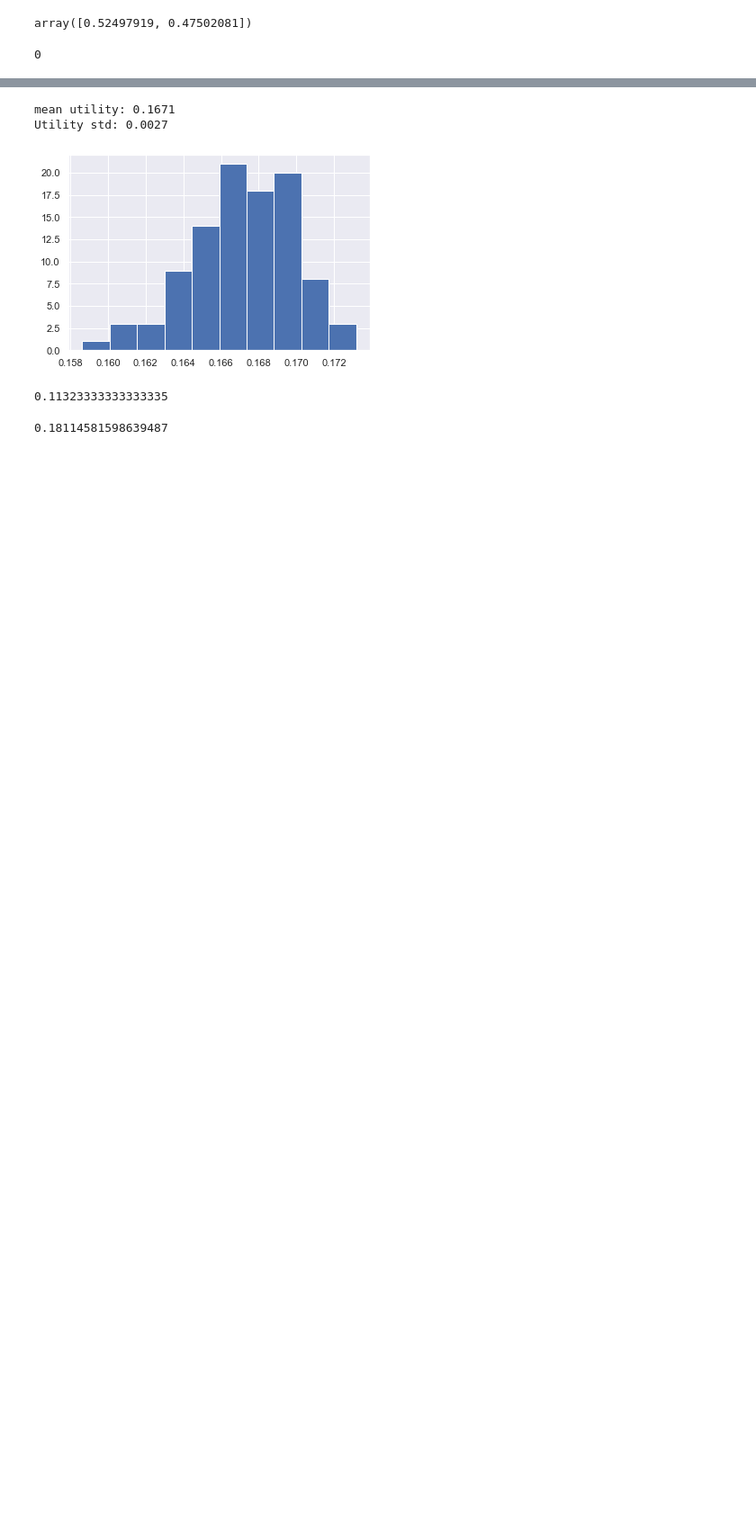
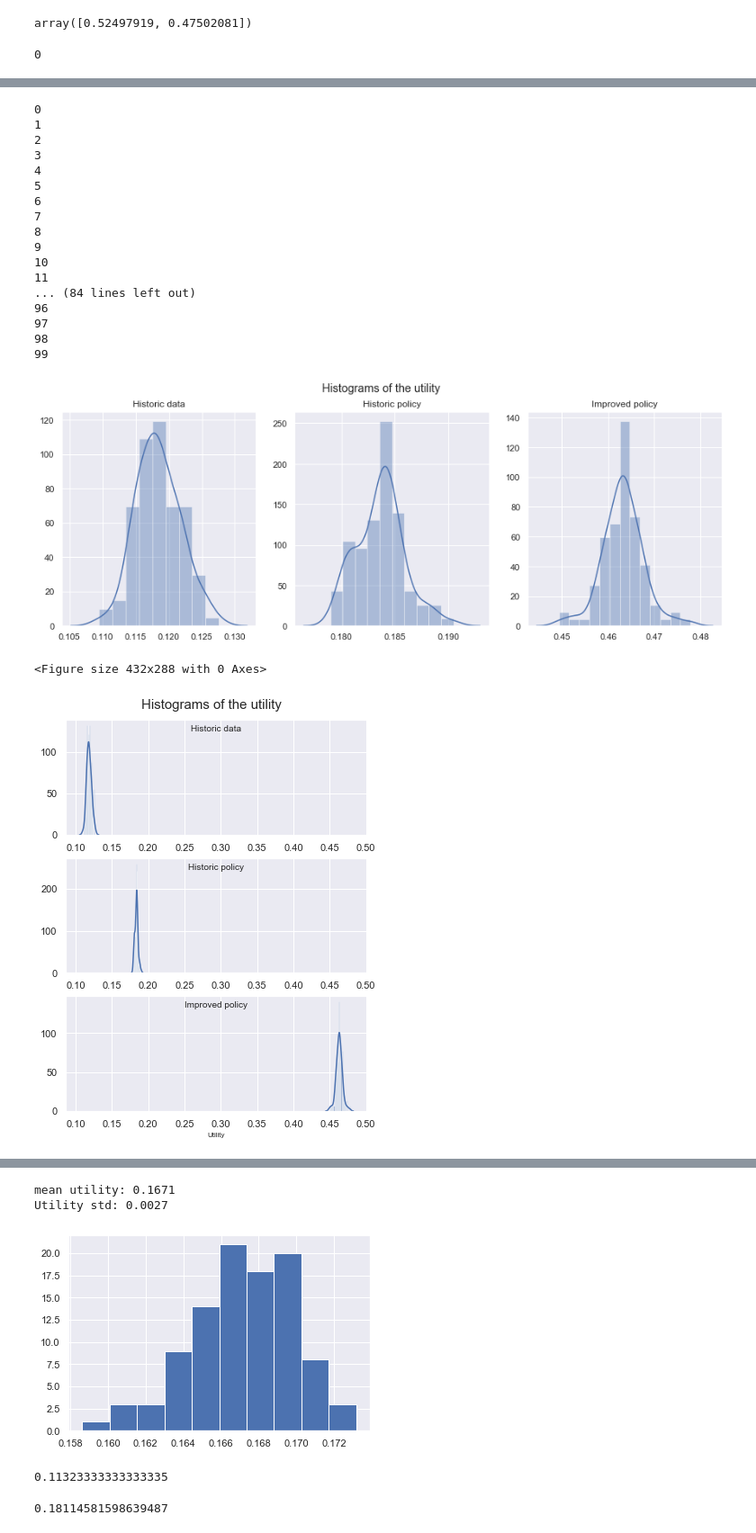
Before and after one commit to bjornite/IN-STK9000, a Jupyter notebook: Project_2/HistoricalRecommender.ipynb, the cells around one changed output, grey strips where cells are left out. Shown at 90% size. Cells and saved outputs as stored; diff of their text form; code cells hidden in the pictures; blank space fills up the shorter version.

```diff
--- a/Project_2/HistoricalRecommender.ipynb
+++ b/Project_2/HistoricalRecommender.ipynb
@@ -271,0 +449,78 @@ nn.estimate_utility(features, actions, outcome)
+# %%
+# Exercise 1.2:
+# Use bootstrap on the historical dataset to estimate variance of the utility
+n = features.shape[0]
+num_samples = 100
+utils = []
+utils_hist = []
+utils_imp = []
+for i in range(num_samples):
+    randlist = np.random.randint(n, size=n)
+    sample_features = features[randlist]
+    sample_actions = actions[randlist]
+    sample_outcome = outcome[randlist]
+    utils.append(nn_hist.estimate_utility(sample_features, sample_actions, sample_outcome))
+    utils_hist.append(nn_hist.estimate_utility(sample_features, sample_actions, sample_outcome, policy = nn_hist))
+    utils_imp.append(nn_imp.estimate_utility(sample_features, sample_actions, sample_outcome, policy = nn_imp))
+    print(i)
+
+
+fig1, ax = plt.subplots(figsize = (15, 5), ncols = 3)
+sns.distplot(utils, ax = ax[0])
+sns.distplot(utils_hist, ax = ax[1])
+sns.distplot(utils_imp, ax = ax[2])
+fig1.suptitle('Histograms of the utility')
+ax[0].set_title('Historic data')
+ax[1].set_title('Historic policy')
+ax[2].set_title('Improved policy')
+fig1.savefig('./Images/histograms.png')
+plt.show()
+plt.clf()
+
+fig, ax = plt.subplots(nrows=3, sharex=True, figsize=(6,8))
+fig.suptitle('Histograms of the utility', fontsize = 15, y = 0.92)
+sns.distplot(utils, ax = ax[0], bins = 20)
+ax[0].set_title('Historic data', fontsize = 10, y = 0.85)
+ax[0].xaxis.set_tick_params(which='both', labelbottom=True)
+
+sns.distplot(utils_hist, ax = ax[1], bins = 20)
+ax[1].set_title('Historic policy', fontsize = 10, y = 0.85)
+#plt.setp(ax=ax[1].get_xticklabels(), visible=True)
+ax[1].xaxis.set_tick_params(which='both', labelbottom=True)
+
+sns.distplot(utils_imp, ax = ax[2], bins = 20)
+ax[2].set_title('Improved policy', fontsize = 10, y = 0.85)
+ax[2].set_xlabel('Utility', fontsize = 8)
+plt.savefig('./Images/histograms1.png')
+plt.show()
+
+
+print("mean utility: {0:.4f}".format(np.mean(utils)))
+print("Utility std: {0:.4f}".format(np.std(utils)))
+
+print("mean utility hist: {0:.4f}".format(np.mean(utils_hist)))
+print("Utility std hist: {0:.4f}".format(np.std(utils_hist)))
+
+print("mean utility imp: {0:.4f}".format(np.mean(utils_imp)))
+print("Utility std imp: {0:.4f}".format(np.std(utils_imp)))
+# %% [output]
+0
+1
+2
+3
+4
+5
+6
+7
+8
+9
+10
+11
+... (84 lines left out)
+96
+97
+98
+99
+[figure, added]
+<Figure size 432x288 with 0 Axes>
+[figure, added]
```
Also changed, not shown: parts of 18 cells of this notebook, 6 other files.
